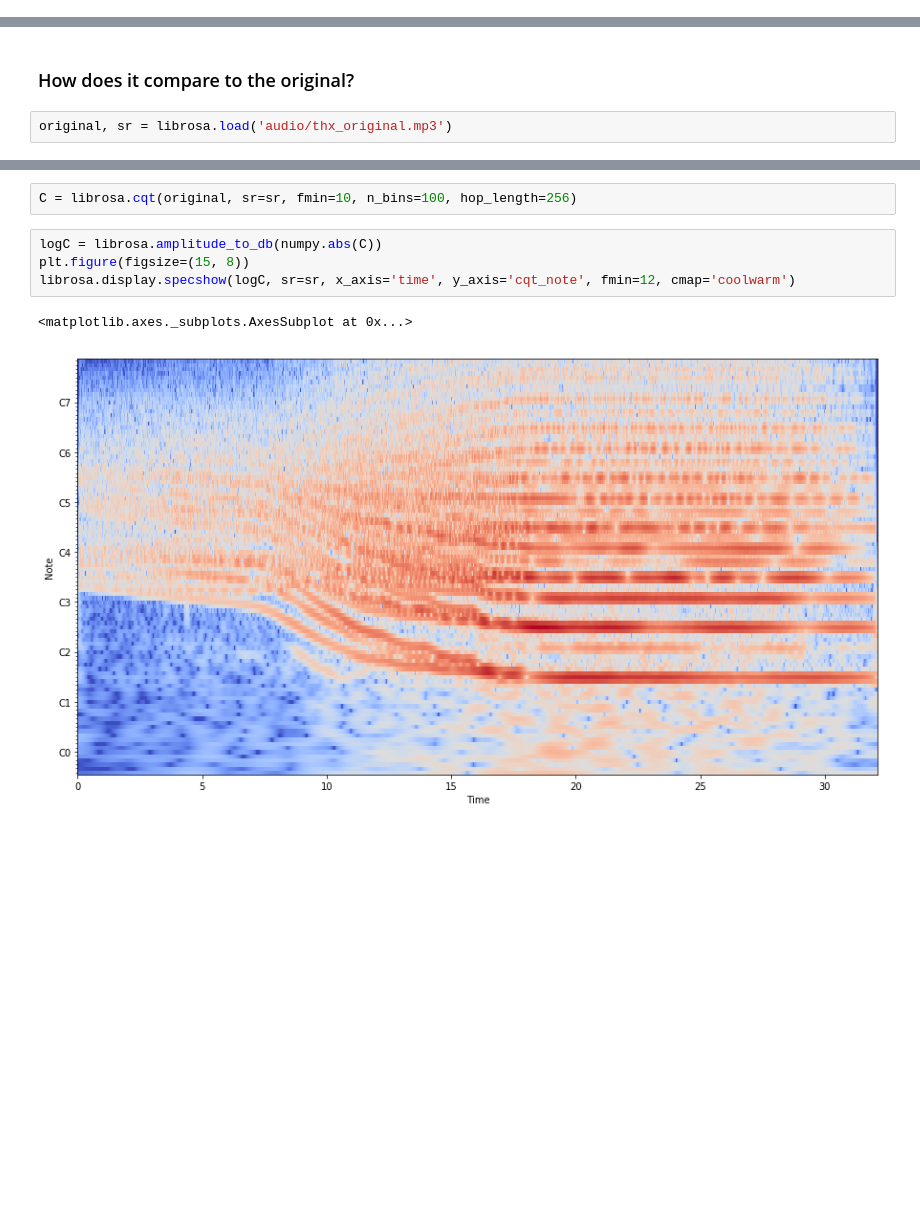
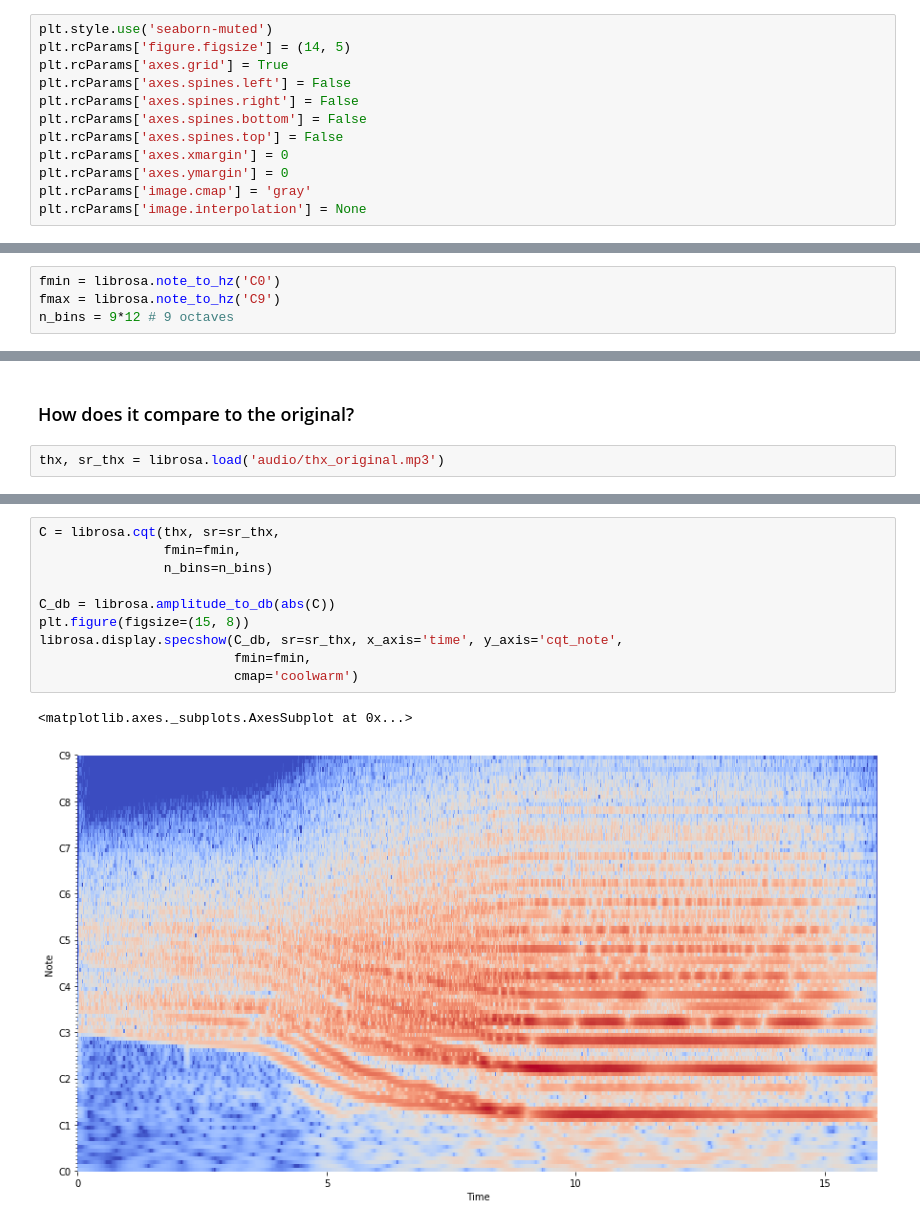
Before and after one commit to iranroman/musicinformationretrieval.com, a Jupyter notebook: thx_logo_theme.ipynb, the cells around one changed output, grey strips where cells are left out. Cells and saved outputs as stored; diff of their text form; blank space fills up the shorter version.

```diff
--- a/thx_logo_theme.ipynb
+++ b/thx_logo_theme.ipynb
@@ -1,3 +1,15 @@
 # %%
 %matplotlib inline
 import librosa, librosa.display, numpy, scipy.signal, matplotlib.pyplot as plt, IPython.display as ipd
+# %%
+plt.style.use('seaborn-muted')
+plt.rcParams['figure.figsize'] = (14, 5)
+plt.rcParams['axes.grid'] = True
+plt.rcParams['axes.spines.left'] = False
+plt.rcParams['axes.spines.right'] = False
+plt.rcParams['axes.spines.bottom'] = False
+plt.rcParams['axes.spines.top'] = False
+plt.rcParams['axes.xmargin'] = 0
+plt.rcParams['axes.ymargin'] = 0
+plt.rcParams['image.cmap'] = 'gray'
+plt.rcParams['image.interpolation'] = None
@@ -69,0 +149,4 @@ out_signal /= out_signal.max()
+# %%
+fmin = librosa.note_to_hz('C0')
+fmax = librosa.note_to_hz('C9')
+n_bins = 9*12 # 9 octaves
@@ -83,5 +223,5 @@ librosa.display.specshow(logC, sr=sr, x_axis='time', y_axis='cqt_note', fmin=12,
 # %% [markdown]
 ### How does it compare to the original?
 # %%
-original, sr = librosa.load('audio/thx_original.mp3')
+thx, sr_thx = librosa.load('audio/thx_original.mp3')
 # %%
@@ -89,11 +229,15 @@ ipd.Audio(original, rate=sr)
 # %% [output]
 [interactive output not drawn]
-# %%
-C = librosa.cqt(original, sr=sr, fmin=10, n_bins=100, hop_length=256)
 # %%
-logC = librosa.amplitude_to_db(numpy.abs(C))
+C = librosa.cqt(thx, sr=sr_thx,
+                fmin=fmin,
+                n_bins=n_bins)
+
+C_db = librosa.amplitude_to_db(abs(C))
 plt.figure(figsize=(15, 8))
-librosa.display.specshow(logC, sr=sr, x_axis='time', y_axis='cqt_note', fmin=12, cmap='coolwarm')
+librosa.display.specshow(C_db, sr=sr_thx, x_axis='time', y_axis='cqt_note',
+                         fmin=fmin,
+                         cmap='coolwarm')
 # %% [output]
 <matplotlib.axes._subplots.AxesSubplot at 0x...>
-[figure, old version]
+[figure, new version]
```
Also changed, not shown: parts of 67 cells of this notebook, 1 other file.
